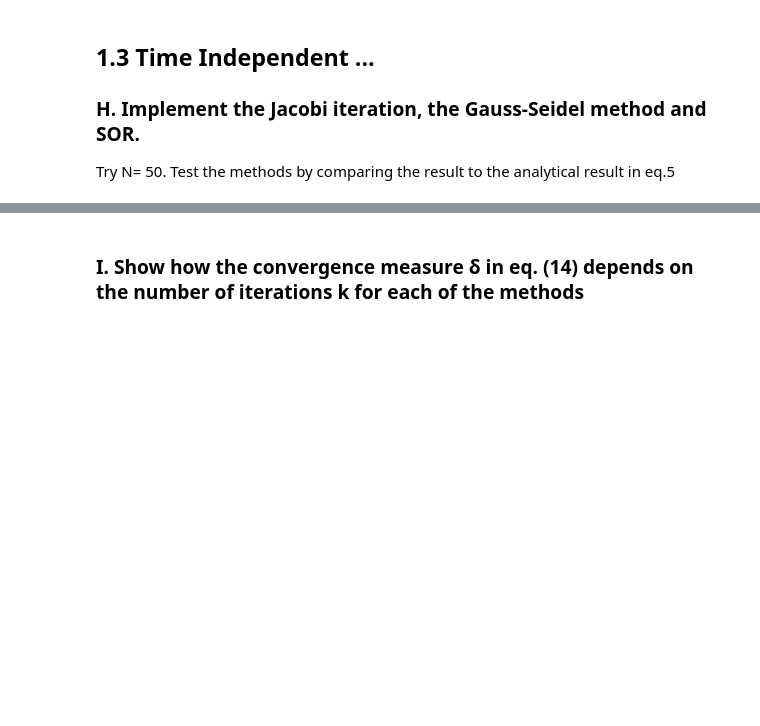
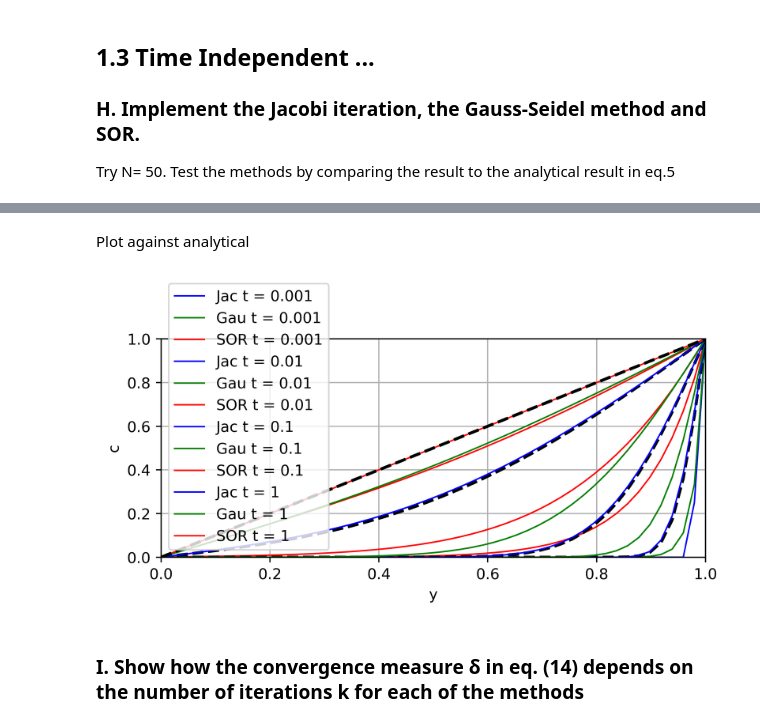
Before and after one commit to NitaiNijholt/ScientificComputing, a Jupyter notebook: assignment_1 - Copia.ipynb, the cells around one changed output, grey strips where cells are left out. Cells and saved outputs as stored; diff of their text form; code cells hidden in the pictures; blank space fills up the shorter version.

Commit message:
Plot 3h

```diff
--- a/assignment_1 - Copia.ipynb
+++ b/assignment_1 - Copia.ipynb
@@ -566,3 +566,31 @@ for i in range(len(times)):
+# %% [markdown]
+Plot against analytical
+# %%
+# Repliate Figure 2 of the assignment
+plt.figure(figsize=(6,3),dpi=500)
+
+# For all times of interest
+for i in range(len(times)):
+    # Simulation
+    plt.plot(ys,c_sim_jacobi[get_index(times[i],dt),::-1,int(N/2)],c='blue',linestyle='-',label='Jac t = '+str(times[i]),lw=1)
+    plt.plot(ys,c_sim_gaussi[get_index(times[i],dt),::-1,int(N/2)],c='green',linestyle='-',label='Gau t = '+str(times[i]),lw=1)
+    plt.plot(ys,c_sim_succor[get_index(times[i],dt),::-1,int(N/2)],c='red',linestyle='-',label='SOR t = '+str(times[i]),lw=1)
+
+    # Analytical solution
+    plt.plot(ys,cs_anals[i,:],linestyle='--',color='black',lw=2)
+
+# Aesthetics
+plt.xlim([0,1])
+plt.ylim([0,1])
+plt.xlabel('y')
+plt.ylabel('c')
+
+plt.grid()
+plt.legend()
+plt.tight_layout()
+plt.show()
+# %% [output]
+[figure, added]
 # %% [markdown]
 ### I. Show how the convergence measure δ in eq. (14) depends on the number of iterations k for each of the methods
 # %%
```
Also changed, not shown: parts of 6 cells of this notebook.
